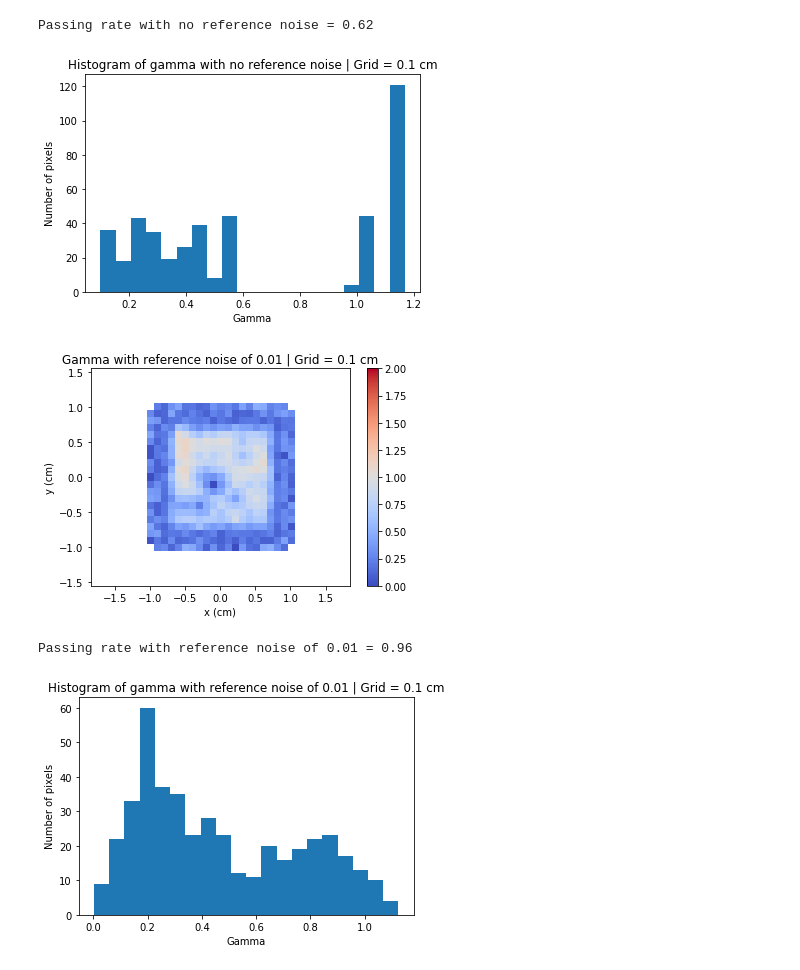
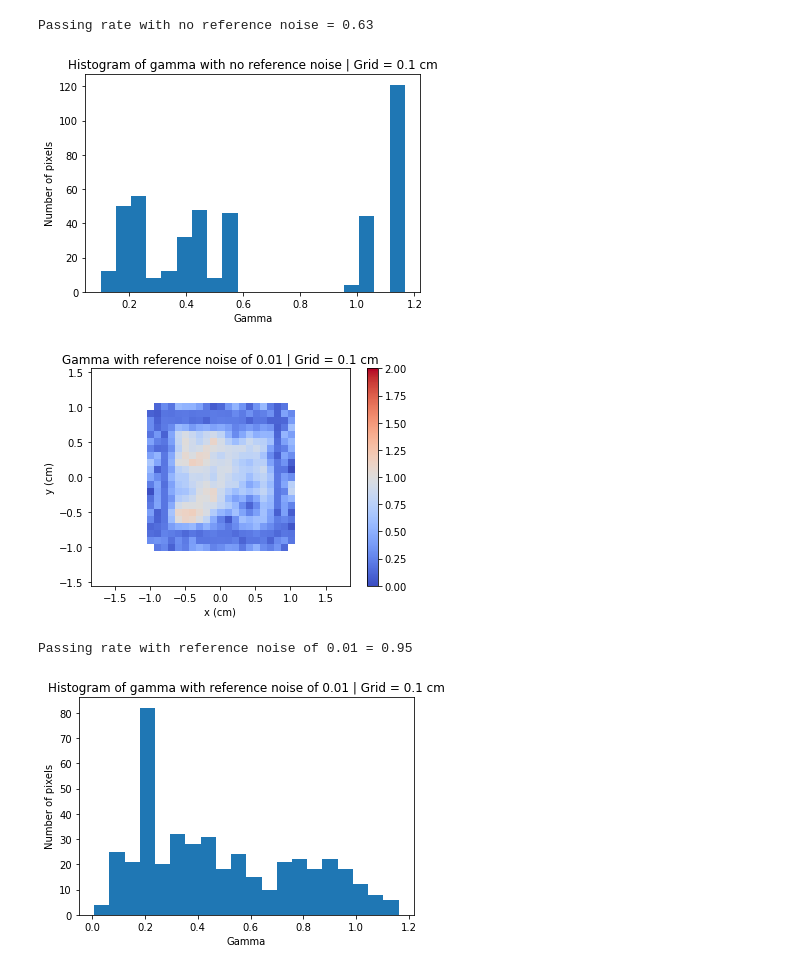
Before and after one commit to SimonBiggs/npgamma, a Jupyter notebook: Gamma grid size and noise.ipynb, the cells around one changed output. Cells and saved outputs as stored; diff of their text form; code cells hidden in the pictures.

Commit message:
fixed high gamma near edges

```diff
--- a/Gamma grid size and noise.ipynb
+++ b/Gamma grid size and noise.ipynb
@@ -60,7 +60,7 @@ def plot_comparisons(grid, scale_factor, noise):
     gamma_no_noise = calc_gamma(
         coords, dose_ref,
         coords, dose_eval,
-        0.3, 0.03, lower_dose_cutoff=0.2)
+        0.3, 0.03, lower_dose_cutoff=0.1, maximum_test_distance=0.6)
 
     plt.figure()
     plt.title('Gamma with no reference noise | Grid = {} cm'.format(grid))
@@ -73,7 +73,7 @@ def plot_comparisons(grid, scale_factor, noise):
     plt.colorbar()
 
     plt.show()
-    valid_gamma_no_noise = gamma_no_noise[~np.isinf(gamma_no_noise)]
+    valid_gamma_no_noise = gamma_no_noise[~np.isnan(gamma_no_noise)]
     no_noise_passing = np.sum(valid_gamma_no_noise <= 1) / len(valid_gamma_no_noise)
     print("Passing rate with no reference noise = {0:.2f}".format(no_noise_passing))
 
@@ -90,7 +90,7 @@ def plot_comparisons(grid, scale_factor, noise):
     gamma_with_noise = calc_gamma(
         coords, dose_ref_noise,
         coords, dose_eval,
-        0.3, 0.03, lower_dose_cutoff=0.2)
+        0.3, 0.03, lower_dose_cutoff=0.2, maximum_test_distance=0.6)
 
     plt.figure()
     plt.title('Gamma with reference noise of {} | Grid = {} cm'.format(noise, grid))
@@ -103,7 +103,7 @@ def plot_comparisons(grid, scale_factor, noise):
     plt.colorbar()
 
     plt.show()
-    valid_gamma_with_noise = gamma_with_noise[~np.isinf(gamma_with_noise)]
+    valid_gamma_with_noise = gamma_with_noise[~np.isnan(gamma_with_noise)]
     with_noise_passing = np.sum(valid_gamma_with_noise <= 1) / len(valid_gamma_with_noise)
     print("Passing rate with reference noise of {0} = {1:.2f}".format(noise, with_noise_passing))
 
@@ -111,15 +111,8 @@ def plot_comparisons(grid, scale_factor, noise):
     plt.title('Histogram of gamma with reference noise of {} | Grid = {} cm'.format(noise, grid))
     plt.xlabel('Gamma')
     plt.ylabel('Number of pixels')
-    valid_gamma_with_noise = gamma_with_noise[~np.isinf(gamma_with_noise)]
+    valid_gamma_with_noise = gamma_with_noise[~np.isnan(gamma_with_noise)]
     plt.hist(valid_gamma_with_noise, 20)
-
-
-# data[grid]['gamma_no_noise'] = calc_gamma(
-#     data[grid]['coords'], dose_reference,
-#     data[grid]['coords'], dose_evaluation,
-#     0.3, 0.03)
-
 
 
 
@@ -154,8 +147,8 @@ plot_comparisons(grid, scale_factor, noise)
-Passing rate with no reference noise = 0.62
+Passing rate with no reference noise = 0.63
-[figure, old version]
+[figure, new version]
-[figure, old version]
+[figure, new version]
-Passing rate with reference noise of 0.01 = 0.96
+Passing rate with reference noise of 0.01 = 0.95
-[figure, old version]
+[figure, new version]
 # %%
 grid = 0.2
 scale_factor = 1.035
```
Also changed, not shown: parts of 2 cells of this notebook, 6 other files.
